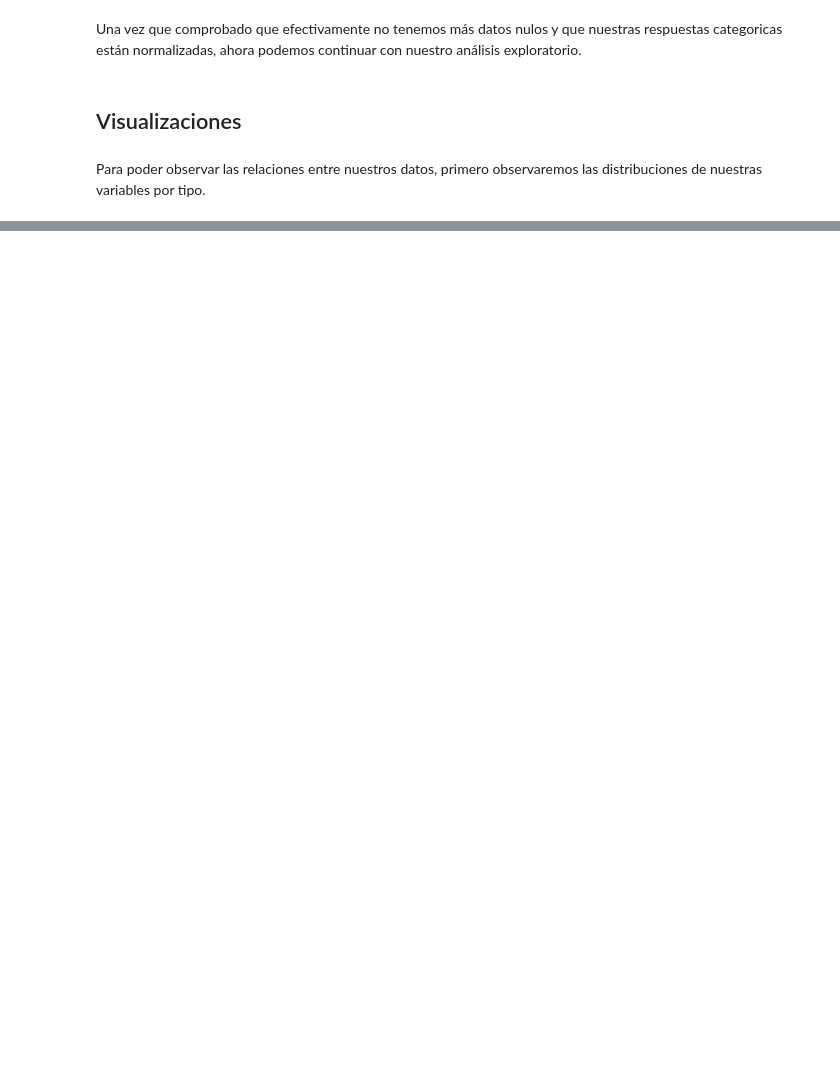
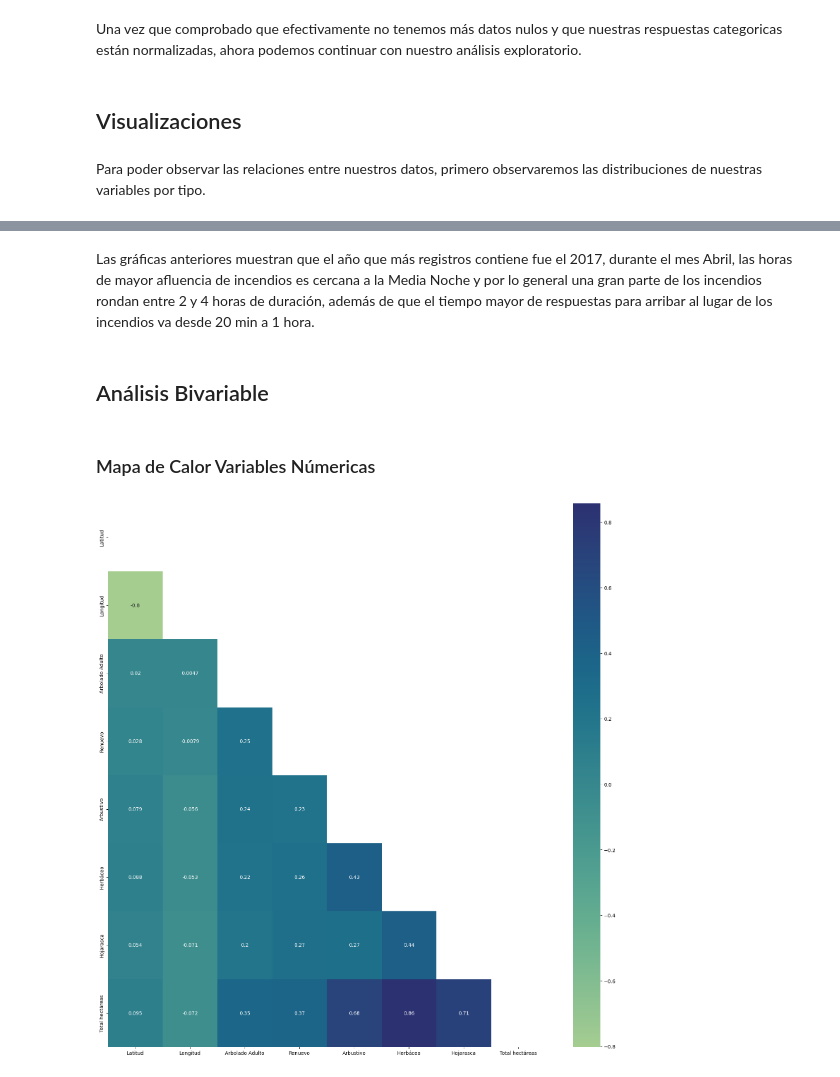
Before and after one commit to Valamca/Fires_Mexico_2015-2023, a Jupyter notebook: Incendios_forestales.ipynb, the cells around one changed output, grey strips where cells are left out. Saved outputs shown, nothing was run; the diff lists cells and outputs as text; code cells hidden in the pictures; blank space fills up the shorter version.

```diff
--- a/Incendios_forestales.ipynb
+++ b/Incendios_forestales.ipynb
@@ -415,0 +565,13 @@ How to wirte asfa asfaga
+# %% [markdown]
+Las gráficas anteriores muestran que el año que más registros contiene fue el 2017, durante el mes Abril, las horas de mayor afluencia de incendios es cercana a la Media Noche y por lo general una gran parte de los incendios rondan entre 2 y 4 horas de duración, además de que el tiempo mayor de respuestas para arribar al lugar de los incendios va desde 20 min a 1 hora.
+# %% [markdown]
+## Análisis Bivariable
+# %% [markdown]
+### Mapa de Calor Variables Númericas
+# %%
+plt.figure(figsize=(20,20))
+mask = np.triu(np.ones_like(numerical_variables.corr(), dtype=bool))
+sns.heatmap(data=numerical_variables.corr(),annot=True, cmap="crest", mask=mask)
+plt.show()
+# %% [output]
+[figure, added]
```
Also changed, not shown: parts of 69 cells of this notebook.
